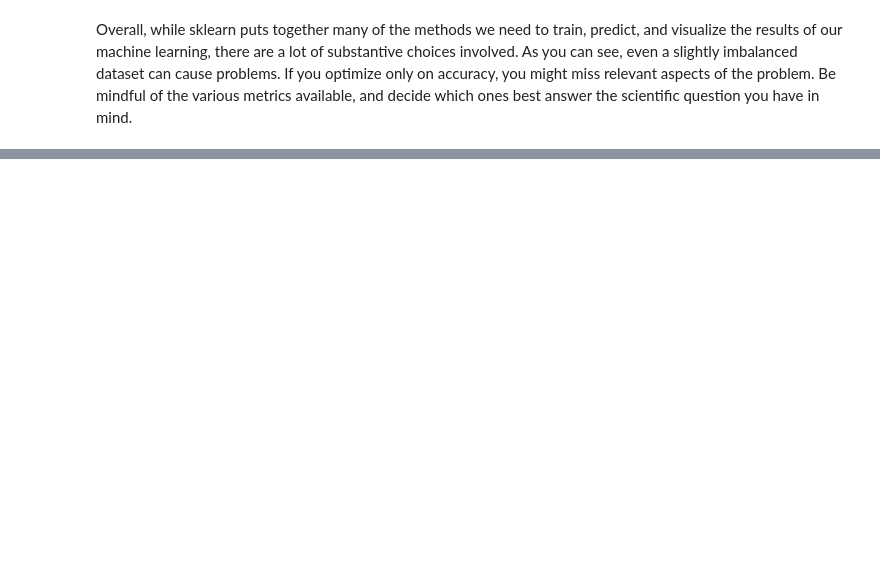
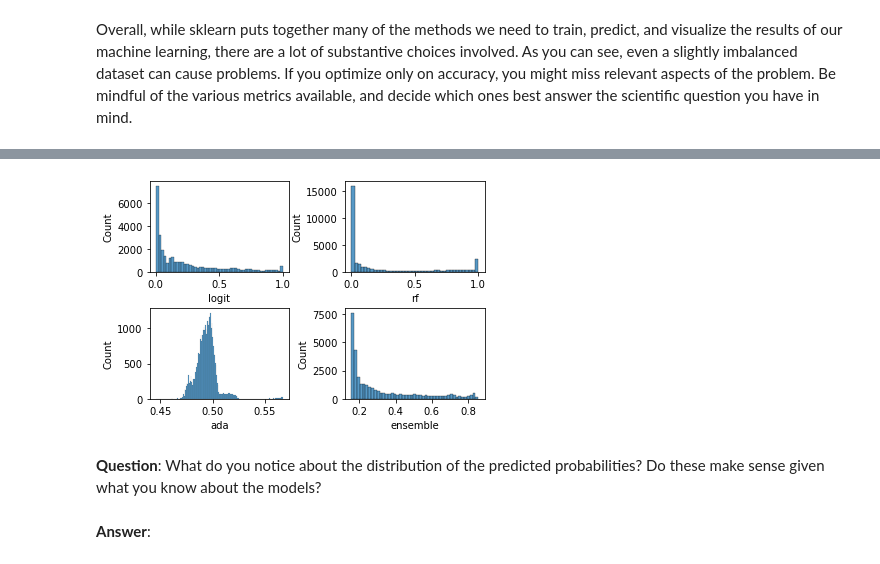
Before and after one commit to Akesari12/mpi_summer_school, a Jupyter notebook: day1_walkthrough_students.ipynb, the cells around one changed output, grey strips where cells are left out. Drawn from its saved outputs; the diff is of its cells as text; code cells hidden in the pictures; blank space fills up the shorter version.

```diff
--- a/day1_walkthrough_students.ipynb
+++ b/day1_walkthrough_students.ipynb
@@ -514,0 +600,8 @@ Overall, while sklearn puts together many of the methods we need to train, predi
+# %%
+voting_classifier = VotingClassifier(
+                        estimators = [('lr', log_reg),
+                                     ('rf', rf_classifier),
+                                     ('ada', ada_classifier)],
+                        voting = 'soft')
+
+probas = [c.fit(X, y.ravel()).predict_proba(X)[:,1] for c in (log_reg, rf_classifier, ada_classifier, voting_classifier)]
@@ -514,0 +625,7 @@ Overall, while sklearn puts together many of the methods we need to train, predi
+# %%
+probs_df = pd.DataFrame.from_records(probas).T
+probs_df.rename(columns = {0: 'logit',
+                          1: 'rf',
+                          2: 'ada',
+                          3: 'ensemble'}, inplace = True)
+probs_df.head()
@@ -514,0 +644,18 @@ Overall, while sklearn puts together many of the methods we need to train, predi
+# %%
+fig = plt.figure()
+fig.subplots_adjust(hspace=0.4, wspace=0.4)
+ax = fig.add_subplot(2, 2, 1)
+sns.histplot(probs_df, x = "logit", ax = ax)
+ax = fig.add_subplot(2, 2, 2)
+sns.histplot(probs_df, x = "rf", ax = ax)
+ax = fig.add_subplot(2, 2, 3)
+sns.histplot(probs_df, x = "ada", ax = ax)
+ax = fig.add_subplot(2, 2, 4)
+sns.histplot(probs_df, x = "ensemble", ax = ax)
+plt.show()
+# %% [output]
+[figure, added]
+# %% [markdown]
+**Question**: What do you notice about the distribution of the predicted probabilities? Do these make sense given what you know about the models?
+# %% [markdown]
+**Answer**:
```
Also changed, not shown: parts of 17 cells of this notebook, 1 other file.
